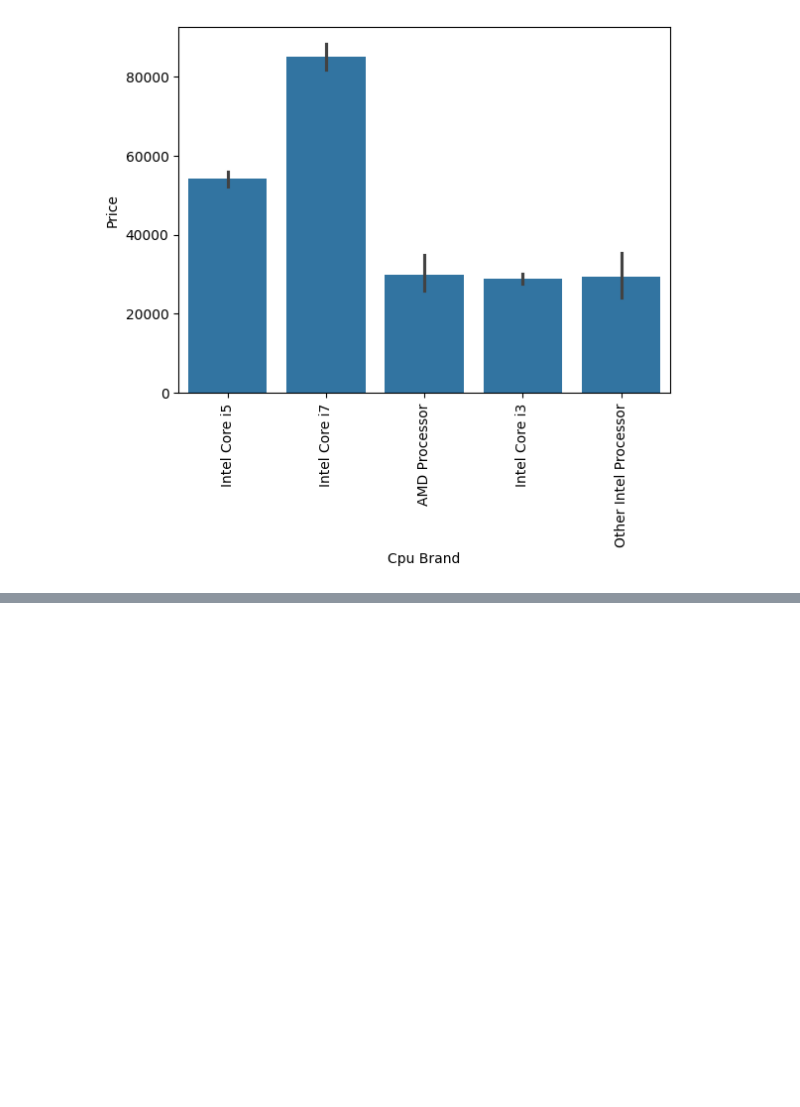
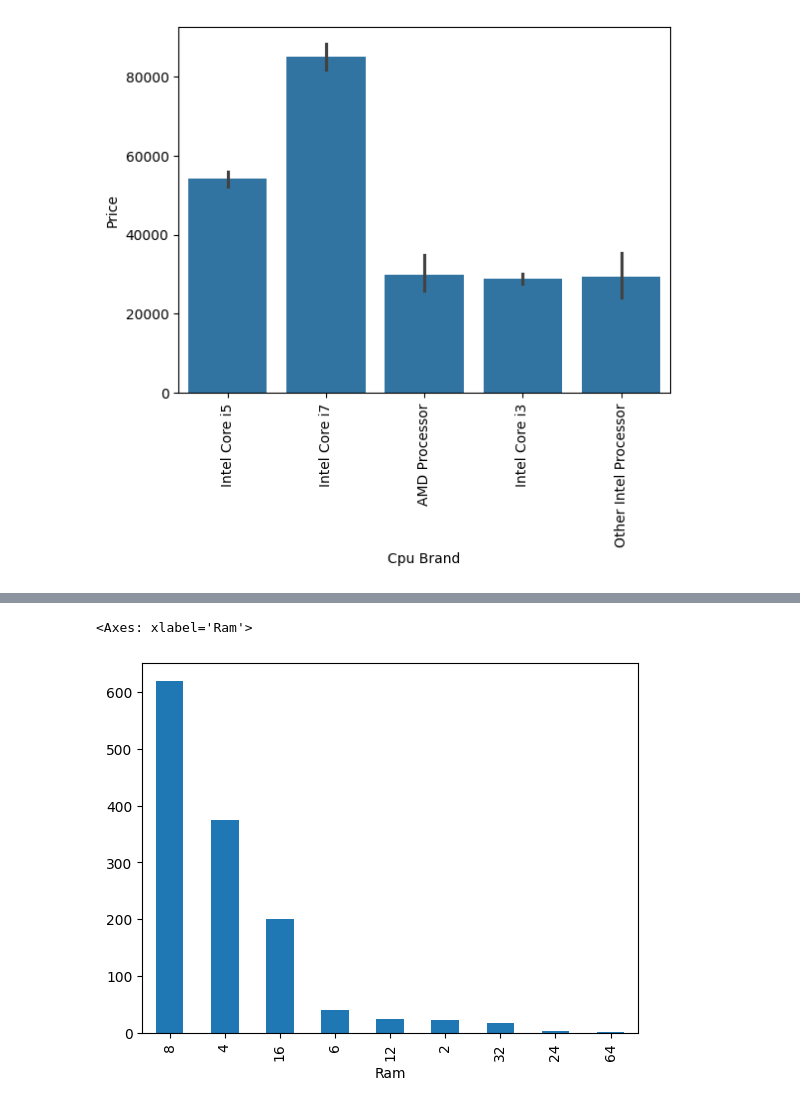
Before and after one commit to AdityaDRathore/Laptop-Price-Predictor-ML-Model, a Jupyter notebook: Laptop-Price-Predictor.ipynb, the cells around one changed output, grey strips where cells are left out. Saved outputs shown, nothing was run; the diff lists cells and outputs as text; code cells hidden in the pictures; blank space fills up the shorter version.

```diff
--- a/Laptop-Price-Predictor.ipynb
+++ b/Laptop-Price-Predictor.ipynb
@@ -369,3 +369,8 @@ df.head()
 | 2 | HP | Notebook | 8 | 256GB SSD | Intel HD Graphics 620 | No OS | 1.86 | 30636.0000 | 0 | 0 | ... |
 | 3 | Apple | Ultrabook | 16 | 512GB SSD | AMD Radeon Pro 455 | macOS | 1.83 | 135195.3360 | 0 | 1 | ... |
 | 4 | Apple | Ultrabook | 8 | 256GB SSD | Intel Iris Plus Graphics 650 | macOS | 1.37 | 96095.8080 | 0 | 1 | ... |
+# %%
+df['Ram'].value_counts().plot(kind='bar')
+# %% [output]
+<Axes: xlabel='Ram'>
+[figure, added]
```
Also changed, not shown: parts of 1 cell of this notebook.
